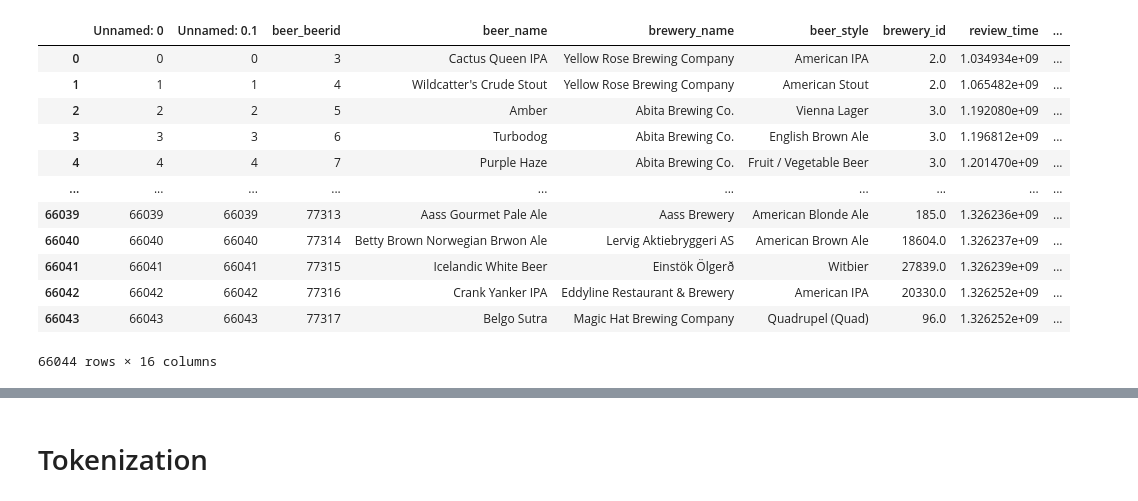
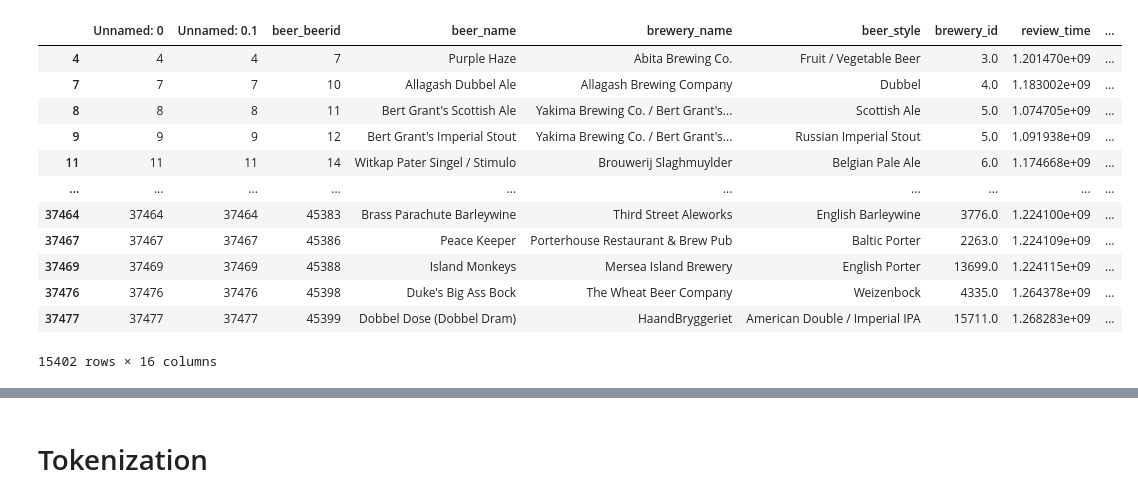
Before and after one commit to nowlansavage/brewery_startup_guide, a Jupyter notebook: Beer_Reviews_NLP.ipynb, the cells around one changed output, grey strips where cells are left out. Drawn from its saved outputs; the diff is of its cells as text; code cells hidden in the pictures.

```diff
--- a/Beer_Reviews_NLP.ipynb
+++ b/Beer_Reviews_NLP.ipynb
@@ -4,20 +4,21 @@ import numpy as np
 import time
 # %%
 df = pd.read_csv('beer_review_ave_BAscrape_reviews.csv')
+df = df.dropna()
 df
 # %% [output]
 |  | Unnamed: 0 | Unnamed: 0.1 | beer_beerid | beer_name | brewery_name | beer_style | brewery_id | review_time | ... |
-| 0 | 0 | 0 | 3 | Cactus Queen IPA | Yellow Rose Brewing Company | American IPA | 2.0 | 1.034934e+09 | ... |
-| 1 | 1 | 1 | 4 | Wildcatter's Crude Stout | Yellow Rose Brewing Company | American Stout | 2.0 | 1.065482e+09 | ... |
-| 2 | 2 | 2 | 5 | Amber | Abita Brewing Co. | Vienna Lager | 3.0 | 1.192080e+09 | ... |
-| 3 | 3 | 3 | 6 | Turbodog | Abita Brewing Co. | English Brown Ale | 3.0 | 1.196812e+09 | ... |
 | 4 | 4 | 4 | 7 | Purple Haze | Abita Brewing Co. | Fruit / Vegetable Beer | 3.0 | 1.201470e+09 | ... |
+| 7 | 7 | 7 | 10 | Allagash Dubbel Ale | Allagash Brewing Company | Dubbel | 4.0 | 1.183002e+09 | ... |
+| 8 | 8 | 8 | 11 | Bert Grant's Scottish Ale | Yakima Brewing Co. / Bert Grant's... | Scottish Ale | 5.0 | 1.074705e+09 | ... |
+| 9 | 9 | 9 | 12 | Bert Grant's Imperial Stout | Yakima Brewing Co. / Bert Grant's... | Russian Imperial Stout | 5.0 | 1.091938e+09 | ... |
+| 11 | 11 | 11 | 14 | Witkap Pater Singel / Stimulo | Brouwerij Slaghmuylder | Belgian Pale Ale | 6.0 | 1.174668e+09 | ... |
 | ... | ... | ... | ... | ... | ... | ... | ... | ... | ... |
-| 66039 | 66039 | 66039 | 77313 | Aass Gourmet Pale Ale | Aass Brewery | American Blonde Ale | 185.0 | 1.326236e+09 | ... |
-| 66040 | 66040 | 66040 | 77314 | Betty Brown Norwegian Brwon Ale | Lervig Aktiebryggeri AS | American Brown Ale | 18604.0 | 1.326237e+09 | ... |
-| 66041 | 66041 | 66041 | 77315 | Icelandic White Beer | Einstök Ölgerð | Witbier | 27839.0 | 1.326239e+09 | ... |
-| 66042 | 66042 | 66042 | 77316 | Crank Yanker IPA | Eddyline Restaurant & Brewery | American IPA | 20330.0 | 1.326252e+09 | ... |
-| 66043 | 66043 | 66043 | 77317 | Belgo Sutra | Magic Hat Brewing Company | Quadrupel (Quad) | 96.0 | 1.326252e+09 | ... |
+| 37464 | 37464 | 37464 | 45383 | Brass Parachute Barleywine | Third Street Aleworks | English Barleywine | 3776.0 | 1.224100e+09 | ... |
+| 37467 | 37467 | 37467 | 45386 | Peace Keeper | Porterhouse Restaurant & Brew Pub | Baltic Porter | 2263.0 | 1.224109e+09 | ... |
+| 37469 | 37469 | 37469 | 45388 | Island Monkeys | Mersea Island Brewery | English Porter | 13699.0 | 1.224115e+09 | ... |
+| 37476 | 37476 | 37476 | 45398 | Duke's Big Ass Bock | The Wheat Beer Company | Weizenbock | 4335.0 | 1.264378e+09 | ... |
+| 37477 | 37477 | 37477 | 45399 | Dobbel Dose (Dobbel Dram) | HaandBryggeriet | American Double / Imperial IPA | 15711.0 | 1.268283e+09 | ... |
-66044 rows × 16 columns
+15402 rows × 16 columns
 # %%
 print(df.columns)
```
Also changed, not shown: parts of 19 cells of this notebook.
